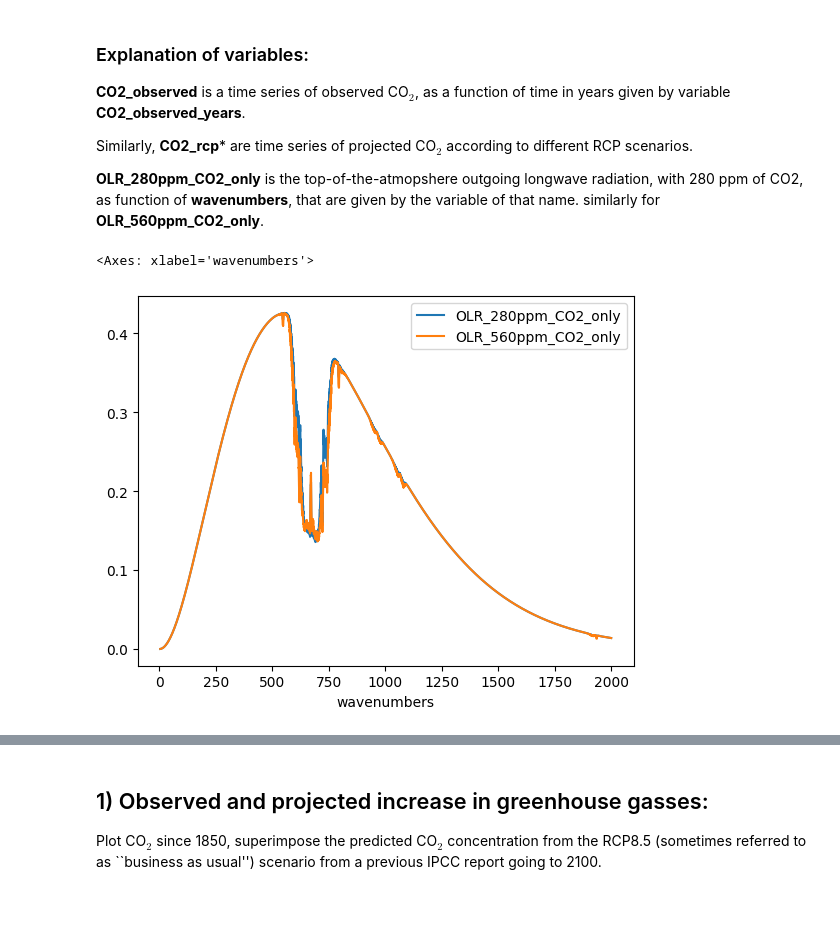
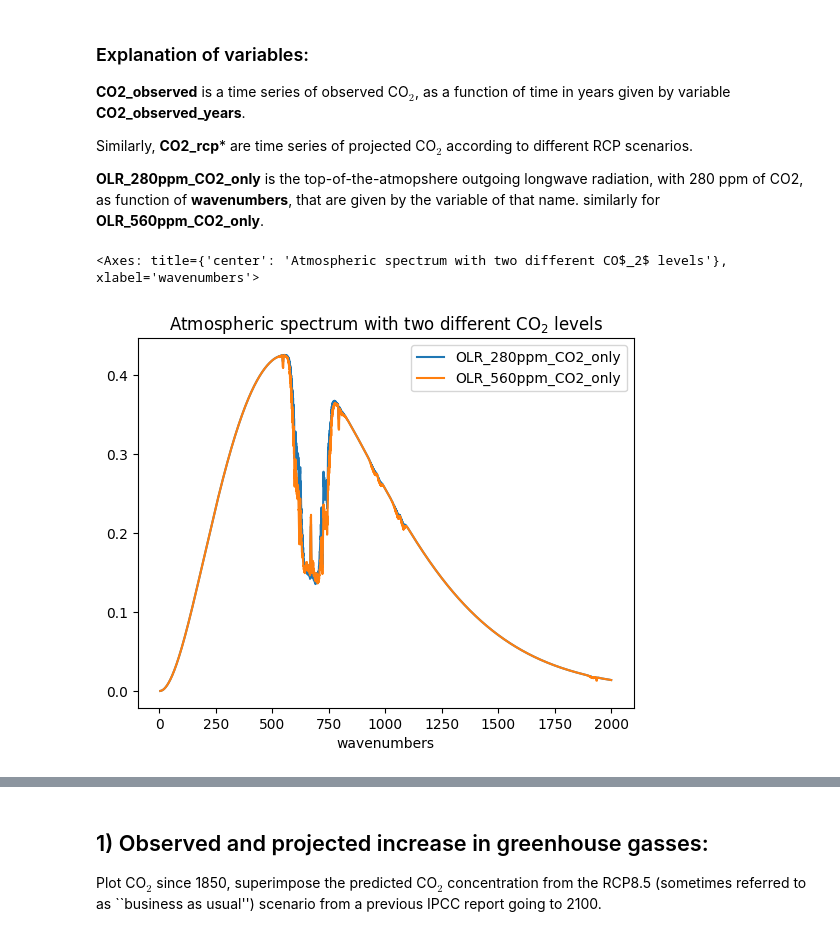
Before and after one commit to gagnagaman/Tziperman, a Jupyter notebook: greenhouse_workshop_colab.ipynb, the cells around one changed output, grey strips where cells are left out. Drawn from its saved outputs; the diff is of its cells as text; code cells hidden in the pictures; blank space fills up the shorter version.

```diff
--- a/greenhouse_workshop_colab.ipynb
+++ b/greenhouse_workshop_colab.ipynb
@@ -100,10 +100,10 @@ Similarly, **CO2_rcp*** are time series of projected CO$_2$ according to differe
 **OLR_280ppm_CO2_only** is the top-of-the-atmopshere outgoing longwave radiation, with 280 ppm of CO2, as function of **wavenumbers**, that are given by the variable of that name. similarly for **OLR_560ppm_CO2_only**.
 # %%
 df_w=df_excel[['wavenumbers','OLR_280ppm_CO2_only','OLR_560ppm_CO2_only']]
-df_w.plot(x='wavenumbers')
+df_w.plot(x='wavenumbers',title='Atmospheric spectrum with two different CO$_2$ levels')
 # %% [output]
-<Axes: xlabel='wavenumbers'>
+<Axes: title={'center': 'Atmospheric spectrum with two different CO$_2$ levels'}, xlabel='wavenumbers'>
-[figure, old version]
+[figure, new version]
 # %%
 df_w = df_excel[['wavenumbers','OLR_280ppm_CO2_only','OLR_560ppm_CO2_only']].copy()
 df_w['diff_280_560'] = df_w['OLR_280ppm_CO2_only'] - df_w['OLR_560ppm_CO2_only']
```
Also changed, not shown: parts of 1 cell of this notebook.
